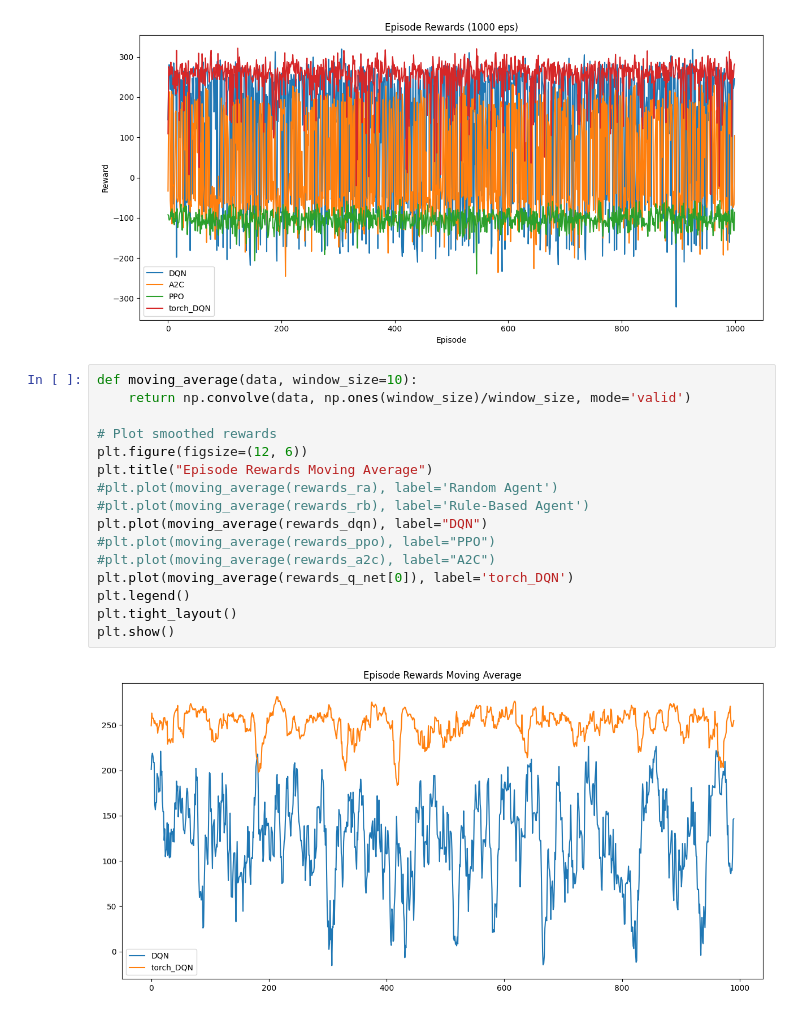
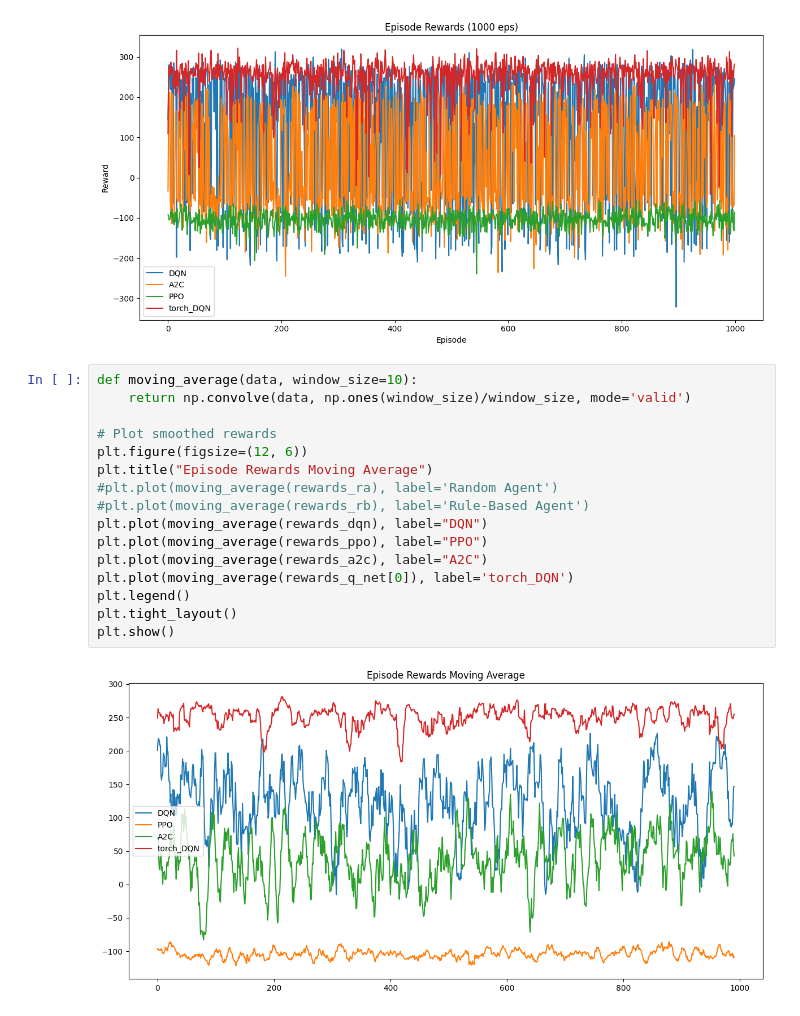
Before and after one commit to MGN19/Reinforcement-learning, a Jupyter notebook: Lunar Lander.ipynb, the cells around one changed output. Cells and saved outputs as stored; diff of their text form.

Commit message:
plot

```diff
--- a/Lunar Lander.ipynb
+++ b/Lunar Lander.ipynb
@@ -519,18 +519,18 @@ plt.show()
 # %%
 def moving_average(data, window_size=10):
     return np.convolve(data, np.ones(window_size)/window_size, mode='valid')
 
 # Plot smoothed rewards
 plt.figure(figsize=(12, 6))
 plt.title("Episode Rewards Moving Average")
 #plt.plot(moving_average(rewards_ra), label='Random Agent')
 #plt.plot(moving_average(rewards_rb), label='Rule-Based Agent')
 plt.plot(moving_average(rewards_dqn), label="DQN")
-#plt.plot(moving_average(rewards_ppo), label="PPO")
-#plt.plot(moving_average(rewards_a2c), label="A2C")
+plt.plot(moving_average(rewards_ppo), label="PPO")
+plt.plot(moving_average(rewards_a2c), label="A2C")
 plt.plot(moving_average(rewards_q_net[0]), label='torch_DQN')
 plt.legend()
 plt.tight_layout()
 plt.show()
 # %% [output]
-[figure, old version]
+[figure, new version]
```
